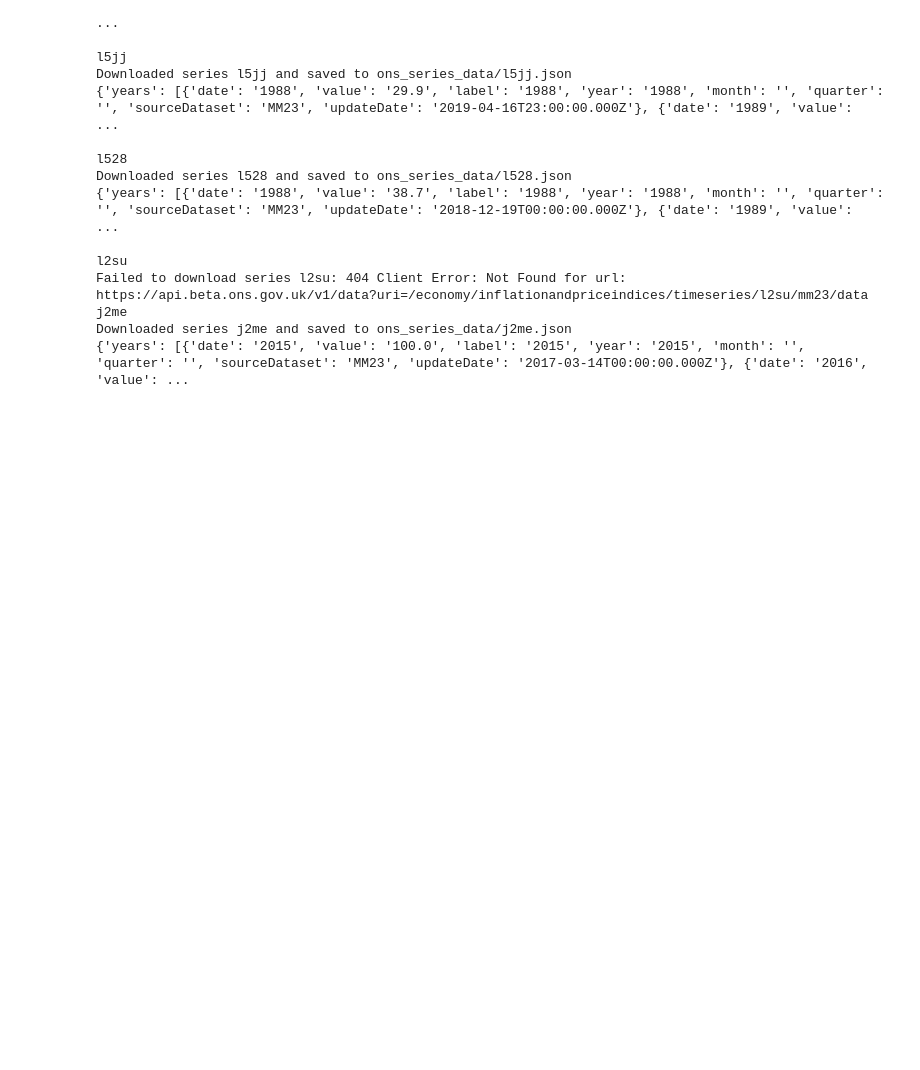
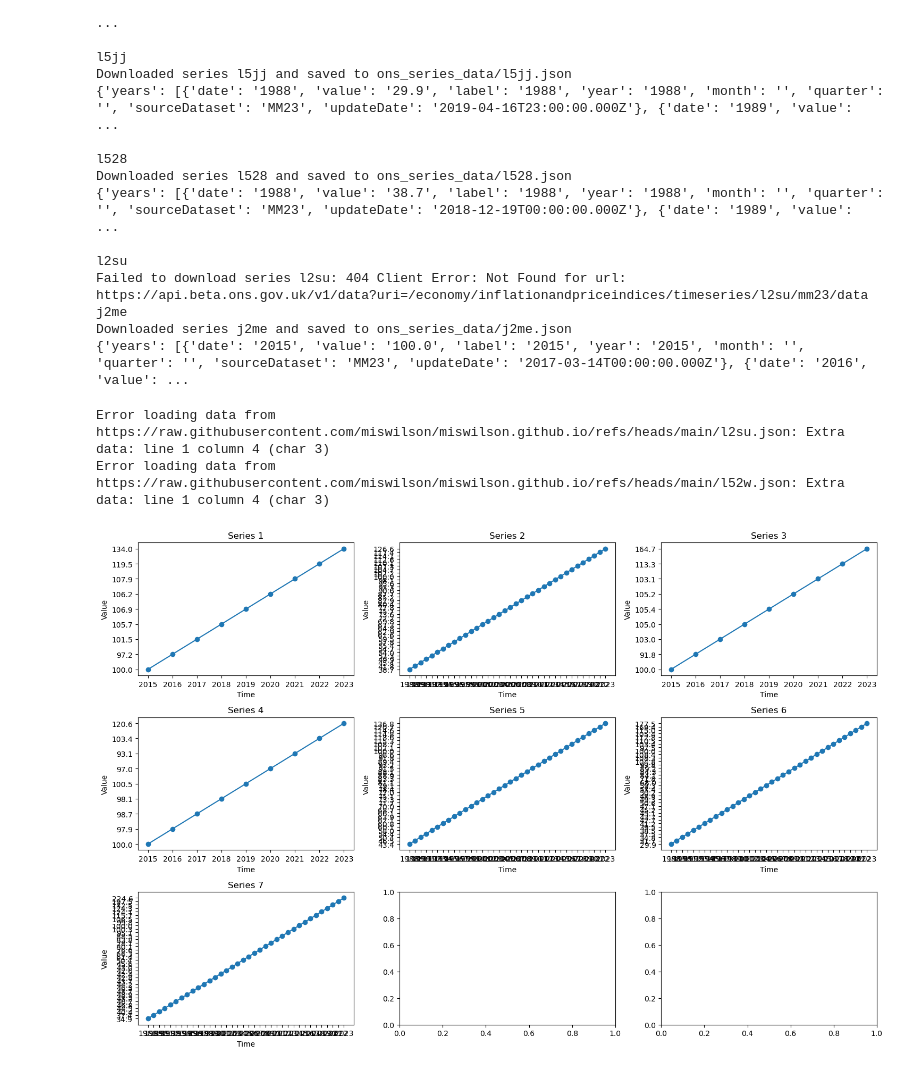
Before and after one commit to miswilson/miswilson.github.io, a Jupyter notebook: week6_loops.ipynb, the cells around one changed output. Cells and saved outputs as stored; diff of their text form; code cells hidden in the pictures; blank space fills up the shorter version.

```diff
--- a/week6_loops.ipynb
+++ b/week6_loops.ipynb
@@ -48,3 +48,50 @@ Failed to download series l2su: 404 Client Error: Not Found for url: https://api
 j2me
 Downloaded series j2me and saved to ons_series_data/j2me.json
 {'years': [{'date': '2015', 'value': '100.0', 'label': '2015', 'year': '2015', 'month': '', 'quarter': '', 'sourceDataset': 'MM23', 'updateDate': '2017-03-14T00:00:00.000Z'}, {'date': '2016', 'value': ...
+# %%
+import matplotlib.pyplot as plt
+import requests
+import json
+
+urls = [
+"https://raw.githubusercontent.com/miswilson/miswilson.github.io/refs/heads/main/j2i9.json",
+"https://raw.githubusercontent.com/miswilson/miswilson.github.io/refs/heads/main/l528.json",
+"https://raw.githubusercontent.com/miswilson/miswilson.github.io/refs/heads/main/j2mc.json",
+"https://raw.githubusercontent.com/miswilson/miswilson.github.io/refs/heads/main/j2m9.json",
+"https://raw.githubusercontent.com/miswilson/miswilson.github.io/refs/heads/main/l552.json",
+"https://raw.githubusercontent.com/miswilson/miswilson.github.io/refs/heads/main/l5jj.json",
+"https://raw.githubusercontent.com/miswilson/miswilson.github.io/refs/heads/main/l53e.json",
+"https://raw.githubusercontent.com/miswilson/miswilson.github.io/refs/heads/main/l2su.json",
+"https://raw.githubusercontent.com/miswilson/miswilson.github.io/refs/heads/main/l52w.json"
+]
+
+# Set up a 3x3 grid for subplots
+fig, axs = plt.subplots(3, 3, figsize=(15, 10))
+
+for i, url in enumerate(urls):
+    try:
+        # Fetch the JSON data
+        response = requests.get(url)
+        data = response.json()
+
+        # Extract 'time' and 'value' from each entry in 'years' array
+        time = [entry["date"] for entry in data.get("years", []) if "date" in entry]
+        values = [entry["value"] for entry in data.get("years", []) if "value" in entry]
+
+        # Plot each dataset
+        ax = axs[i // 3, i % 3]
+        ax.plot(time, values, marker='o')  # Use markers to highlight data points
+        ax.set_title(f"Series {i + 1}")
+        ax.set_xlabel("Time")
+        ax.set_ylabel("Value")
+
+    except Exception as e:
+        print(f"Error loading data from {url}: {e}")
+
+# Adjust layout and display plot
+plt.tight_layout()
+plt.show()
+# %% [output]
+Error loading data from https://raw.githubusercontent.com/miswilson/miswilson.github.io/refs/heads/main/l2su.json: Extra data: line 1 column 4 (char 3)
+Error loading data from https://raw.githubusercontent.com/miswilson/miswilson.github.io/refs/heads/main/l52w.json: Extra data: line 1 column 4 (char 3)
+[figure, added]
```
Also changed, not shown: parts of 3 cells of this notebook, 19 other files.
